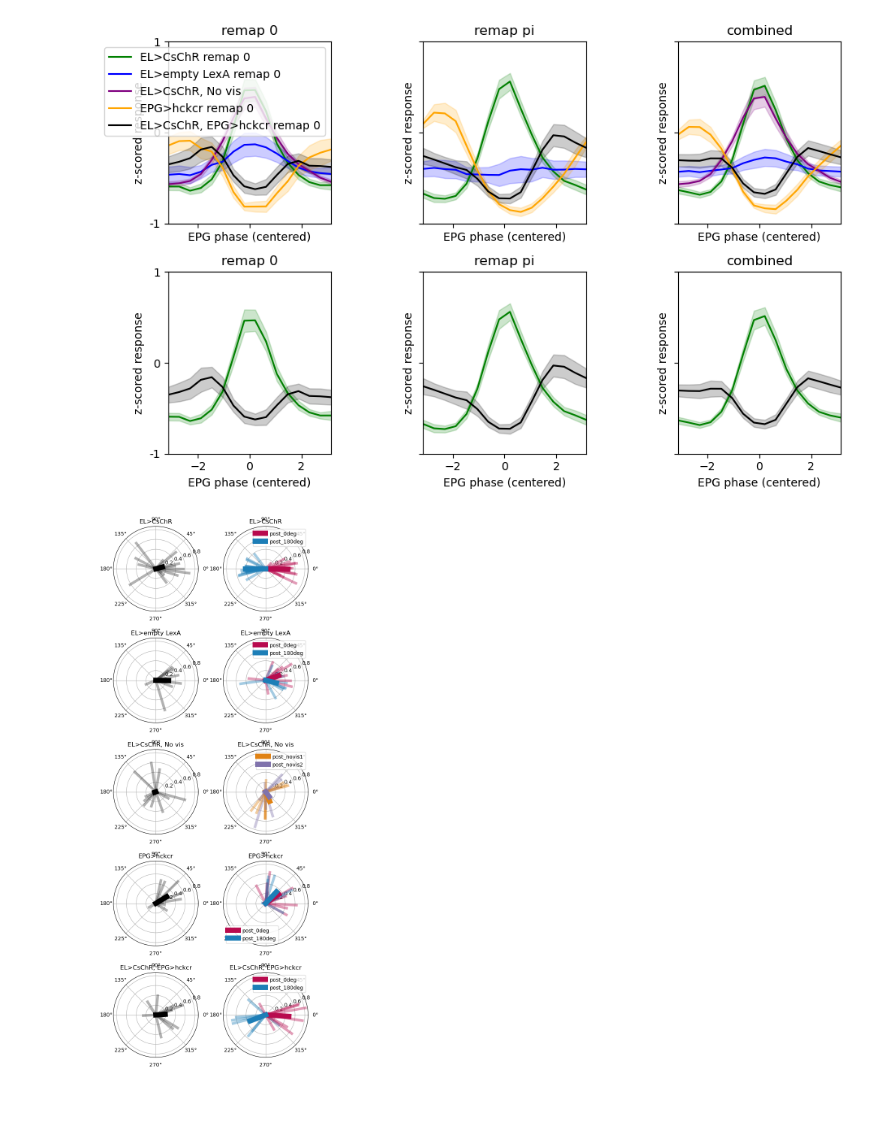
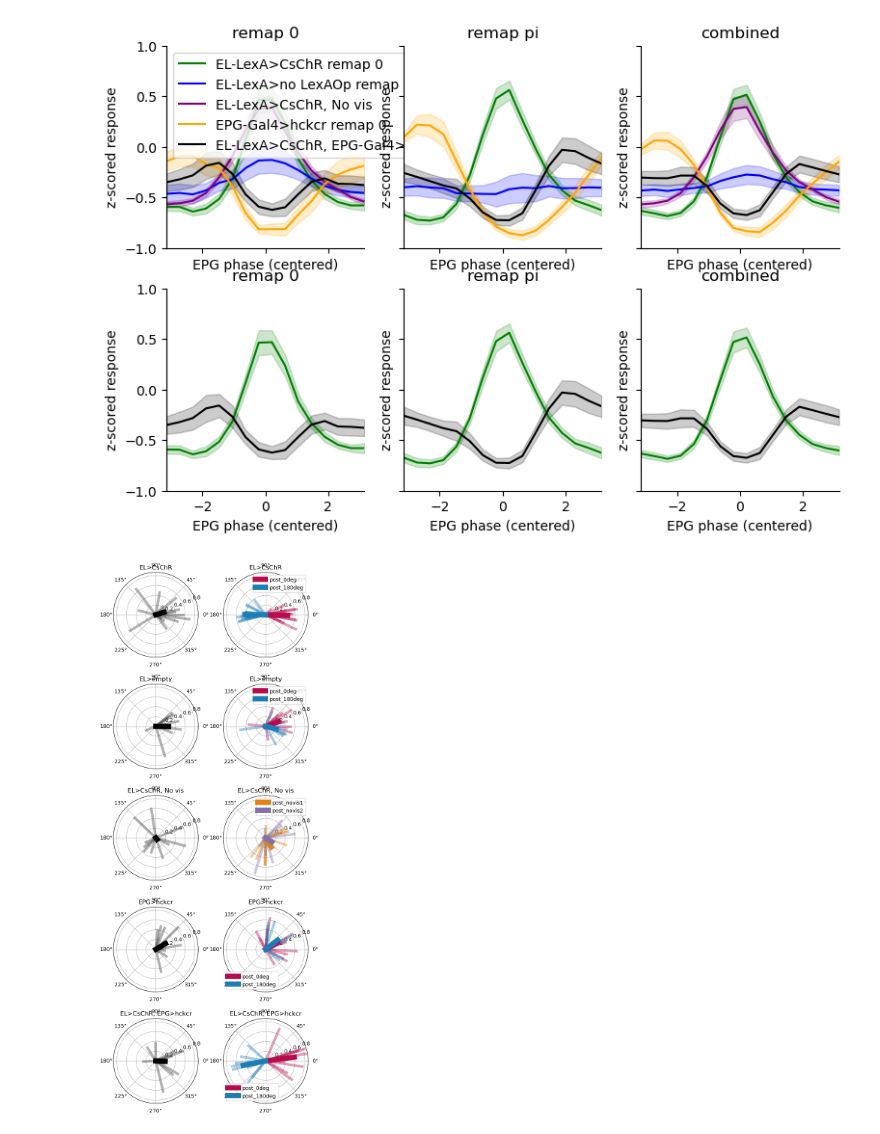
Before and after one commit to yfisher-lab/NeuromodPlasticity, a Jupyter notebook: NeuromodPlasticity/figures/remapping/gof_combined.ipynb, the cells around one changed output. Cells and saved outputs as stored; diff of their text form; code cells hidden in the pictures; blank space fills up the shorter version.

```diff
--- a/NeuromodPlasticity/figures/remapping/gof_combined.ipynb
+++ b/NeuromodPlasticity/figures/remapping/gof_combined.ipynb
@@ -59,3 +52,6 @@ sess_df.head()
+# %%
+figfolder = pathlib.Path('/media/mplitt/SSD_storage/fig_scratch/GOF_combined')
+figfolder.mkdir(parents=True, exist_ok=True)
 # %%
 def load_row(row):
     outdir = pathlib.PurePath( pathlib.Path(row['basedir']) / row['condition'] / row['date'] / row['fly'] / row['sess'] / 'preprocess.pkl')
@@ -68,9 +76,9 @@ array(['remap', 'novis_control', 'no_chrimson', 'epinastine', 'yohimbine',
 # %%
-def stack_opto_responses(sess_df, condition, folder, scan_type):
+def stack_opto_responses(df, condition, folder, scan_type):
     """Stack opto responses for a given condition and scan type."""
-    return np.stack([nmp.remapping.get_opto_resp(load_row(row)) for _, row in sess_df.loc[(sess_df['condition']==condition) & \
-                                                                                          (sess_df['scan_type']==scan_type) & \
-                                                                                          (sess_df['folder']==folder)].iterrows()])
+    return np.stack([nmp.remapping.get_opto_resp(load_row(row)) for _, row in df.loc[(df['condition']==condition) & \
+                                                                                          (df['scan_type']==scan_type) & \
+                                                                                          (df['folder']==folder)].iterrows()])
 
 opto_responses = {
     'el chrimson': {'remap_0deg': [], 'remap_180deg': [], 'combined':[]},
@@ -79,9 +87,6 @@ opto_responses = {
     'epg hckcr': {'remap_0deg': [], 'remap_180deg': [], 'combined': []},
     'el chrimson, epg hckcr': {'remap_0deg': [], 'remap_180deg': [], 'combined': []},
 }
-
-##
-sess_df_remap0 = sess_df.loc[sess_df['scan_type']=='remap_0deg']
 
 ##
 opto_responses['el chrimson']['remap_0deg'] = stack_opto_responses(sess_df, 'remap', 'base', 'remap_0deg')
@@ -202,84 +208,87 @@ fig, ax = plt.subplots(2,3, figsize=[9,6], sharex=True, sharey=True)
 x = np.linspace(-np.pi, np.pi, num=16)
 
 mu, sem = get_mu_sem(opto_resp_al, 'el chrimson', 'remap_0deg')
-ax[0,0].plot(x, mu, color='green', label='EL>CsChR remap 0')
+ax[0,0].plot(x, mu, color='green', label='EL-LexA>CsChR remap 0')
 ax[0,0].fill_between(x, mu-sem, mu+sem, color='green', alpha=.2)
-ax[1,0].plot(x, mu, color='green', label='EL>CsChR remap 0')
+ax[1,0].plot(x, mu, color='green', label='EL-LexA>CsChR remap 0')
 ax[1,0].fill_between(x, mu-sem, mu+sem, color='green', alpha=.2)
 
 
 mu, sem = get_mu_sem(opto_resp_al, 'el chrimson', 'remap_180deg')
-ax[0,1].plot(x, mu, color='green', label='EL>CsChR remap pi')
+ax[0,1].plot(x, mu, color='green', label='EL-LexA>CsChR remap pi')
 ax[0,1].fill_between(x, mu-sem, mu+sem, color='green', alpha=.2)
-ax[1,1].plot(x, mu, color='green', label='EL>CsChR remap pi')
+ax[1,1].plot(x, mu, color='green', label='EL-LexA>CsChR remap pi')
 ax[1,1].fill_between(x, mu-sem, mu+sem, color='green', alpha=.2)
 
 mu, sem = get_mu_sem(opto_resp_al, 'el chrimson', 'combined')
-ax[0,2].plot(x, mu, color='green', label='EL>CsChR combined')
+ax[0,2].plot(x, mu, color='green', label='EL-LexA>CsChR combined')
 ax[0,2].fill_between(x, mu-sem, mu+sem, color='green', alpha=.2)
-ax[1,2].plot(x, mu, color='green', label='EL>CsChR combined')
+ax[1,2].plot(x, mu, color='green', label='EL-LexA>CsChR combined')
 ax[1,2].fill_between(x, mu-sem, mu+sem, color='green', alpha=.2)
 
 mu, sem = get_mu_sem(opto_resp_al, 'no chrimson', 'remap_0deg')
-ax[0,0].plot(x, mu, color='blue', label='EL>empty LexA remap 0')
+ax[0,0].plot(x, mu, color='blue', label='EL-LexA>no LexAOp remap 0')
 ax[0,0].fill_between(x, mu-sem, mu+sem, color='blue', alpha=.2)
 mu, sem = get_mu_sem(opto_resp_al, 'no chrimson', 'remap_180deg')
-ax[0,1].plot(x, mu, color='blue', label='EL>empty LexA remap pi')
+ax[0,1].plot(x, mu, color='blue', label='EL-LexA>no LexAOp remap pi')
 ax[0,1].fill_between(x, mu-sem, mu+sem, color='blue', alpha=.2)
 mu, sem = get_mu_sem(opto_resp_al, 'no chrimson', 'combined')
-ax[0,2].plot(x, mu, color='blue', label='EL>empty LexA combined')
+ax[0,2].plot(x, mu, color='blue', label='EL-LexA>no LexAOp combined')
 ax[0,2].fill_between(x, mu-sem, mu+sem, color='blue', alpha=.2)
 
 mu, sem = get_mu_sem(opto_resp_al, 'novis_control', 'remap_novis')
-ax[0,0].plot(x, mu, color='purple', label='EL>CsChR, No vis')
+ax[0,0].plot(x, mu, color='purple', label='EL-LexA>CsChR, No vis')
 ax[0,0].fill_between(x, mu-sem, mu+sem, color='purple', alpha=.2)
-ax[0,2].plot(x, mu, color='purple', label='EL>CsChR, No vis')
+ax[0,2].plot(x, mu, color='purple', label='EL-LexA>CsChR, No vis')
 ax[0,2].fill_between(x, mu-sem, mu+sem, color='purple', alpha=.2)
 
 mu, sem = get_mu_sem(opto_resp_al, 'epg hckcr', 'remap_0deg')
-ax[0,0].plot(x, mu, color='orange', label='EPG>hckcr remap 0')
+ax[0,0].plot(x, mu, color='orange', label='EPG-Gal4>hckcr remap 0')
 ax[0,0].fill_between(x, mu-sem, mu+sem, color='orange', alpha=.2)
 mu, sem = get_mu_sem(opto_resp_al, 'epg hckcr', 'remap_180deg')
-ax[0,1].plot(x, mu, color='orange', label='EPG>hckcr remap pi')
+ax[0,1].plot(x, mu, color='orange', label='EPG-Gal4>hckcr remap pi')
 ax[0,1].fill_between(x, mu-sem, mu+sem, color='orange', alpha=.2)
 mu, sem = get_mu_sem(opto_resp_al, 'epg hckcr', 'combined')
-ax[0,2].plot(x, mu, color='orange', label='EPG>hckcr combined')
+ax[0,2].plot(x, mu, color='orange', label='EPG-Gal4>hckcr combined')
 ax[0,2].fill_between(x, mu-sem, mu+sem, color='orange', alpha=.2)
 
 mu, sem = get_mu_sem(opto_resp_al, 'el chrimson, epg hckcr', 'remap_0deg')
-ax[0,0].plot(x, mu, color='black', label='EL>CsChR, EPG>hckcr remap 0')
+ax[0,0].plot(x, mu, color='black', label='EL-LexA>CsChR, EPG-Gal4>hckcr remap 0')
 ax[0,0].fill_between(x, mu-sem, mu+sem, color='black', alpha=.2)
-ax[1,0].plot(x, mu, color='black', label='EL>CsChR, EPG>hckcr remap 0')
+ax[1,0].plot(x, mu, color='black', label='EL-LexA>CsChR, EPG-Gal4>hckcr remap 0')
 ax[1,0].fill_between(x, mu-sem, mu+sem, color='black', alpha=.2)
 mu, sem = get_mu_sem(opto_resp_al, 'el chrimson, epg hckcr', 'remap_180deg')
-ax[0,1].plot(x, mu, color='black', label='EL>CsChR, EPG>hckcr remap pi')
+ax[0,1].plot(x, mu, color='black', label='EL-LexA>CsChR, EPG-Gal4>hckcr remap pi')
 ax[0,1].fill_between(x, mu-sem, mu+sem, color='black', alpha=.2)
-ax[1,1].plot(x, mu, color='black', label='EL>CsChR, EPG>hckcr remap pi')
+ax[1,1].plot(x, mu, color='black', label='EL-LexA>CsChR, EPG-Gal4>hckcr remap pi')
 ax[1,1].fill_between(x, mu-sem, mu+sem, color='black', alpha=.2)
 mu, sem = get_mu_sem(opto_resp_al, 'el chrimson, epg hckcr', 'combined')
-ax[0,2].plot(x, mu, color='black', label='EL>CsChR, EPG>hckcr combined')
+ax[0,2].plot(x, mu, color='black', label='EL-LexA>CsChR, EPG-Gal4>hckcr combined')
 ax[0,2].fill_between(x, mu-sem, mu+sem, color='black', alpha=.2)
-ax[1,2].plot(x, mu, color='black', label='EL>CsChR, EPG>hckcr combined')
+ax[1,2].plot(x, mu, color='black', label='EL-LexA>CsChR, EPG-Gal4>hckcr combined')
 ax[1,2].fill_between(x, mu-sem, mu+sem, color='black', alpha=.2)
 
 
 
 
 ax[0,0].legend()
 ax[0,0].set_title('remap 0')
 ax[0,1].set_title('remap pi')
 ax[0,2].set_title('combined')
 ax[1,0].set_title('remap 0')
 ax[1,1].set_title('remap pi')
 ax[1,2].set_title('combined')
 for a in ax.flatten():
     a.set_xlabel('EPG phase (centered)')
     a.set_ylabel('z-scored response')
     # a.set_xticks([0,2,4,6], labels=[r'0',r'$\pi$/2', r'$\pi$', r'3$\pi$/2'])
-    a.set_yticks([-1,0,1], labels=[-1,0,1])
+    # a.set_yticks([-1,0,1], labels=[-1,0,1])
     a.set_xlim(-np.pi,np.pi)
     a.set_ylim(-1,1)
+    a.spines['top'].set_visible(False)
+    a.spines['right'].set_visible(False)
 
-fig.tight_layout()
+# fig.tight_layout()
+fig.savefig(figfolder / 'opto_responses_aligned.pdf')
 # %% [output]
-[figure, old version]
+[figure, new version]
@@ -397,14 +400,15 @@ def plot_row_sum_stats(sum_stats, ax, row, condition):
 fig, ax = plt.subplots(5, 2, subplot_kw={'projection':'polar'}, figsize=[6,15], sharex=True, sharey=True)
 
 plot_row_sum_stats(sum_stats, ax, 0, 'EL>CsChR')
-plot_row_sum_stats(sum_stats, ax, 1, 'EL>empty LexA')
+plot_row_sum_stats(sum_stats, ax, 1, 'EL>empty')
 plot_row_sum_stats(sum_stats, ax, 2, 'EL>CsChR, No vis')
 plot_row_sum_stats(sum_stats, ax, 3, 'EPG>hckcr')
 plot_row_sum_stats(sum_stats, ax, 4, 'EL>CsChR, EPG>hckcr')
 
 fig.tight_layout()
+fig.savefig(figfolder / 'sum_stats_polar.pdf')
 # %% [output]
-[figure, old version]
+[figure, new version]
 # %%
 def avg_diff(tmp_sum_stats, cond):
     if cond!= 'EL>CsChR, No vis':
```
Also changed, not shown: parts of 14 cells of this notebook, 3 other files.
